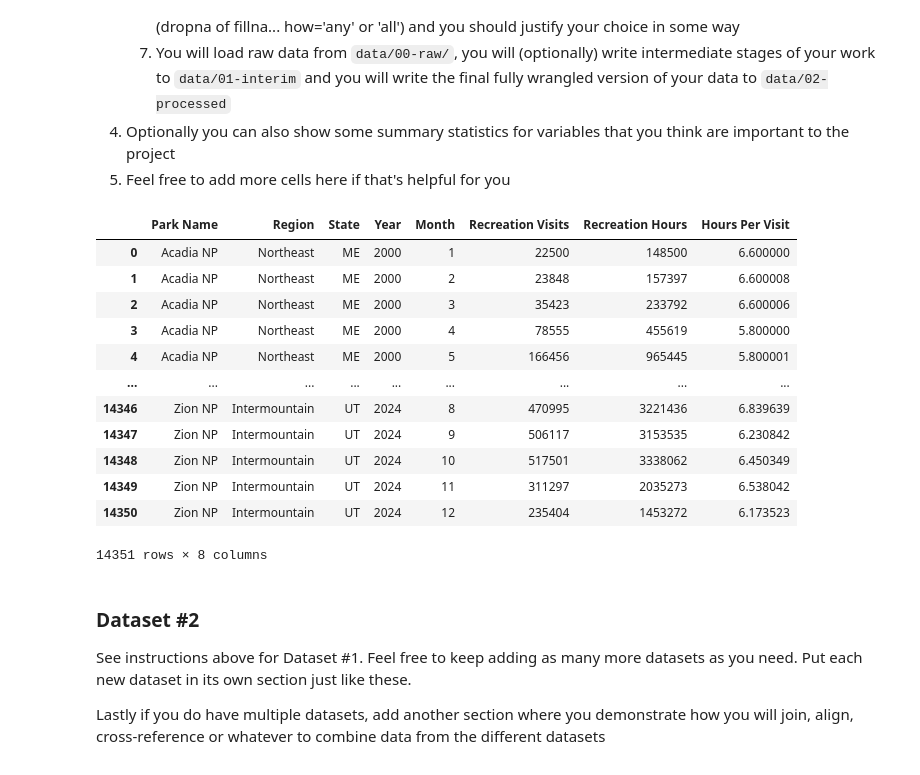
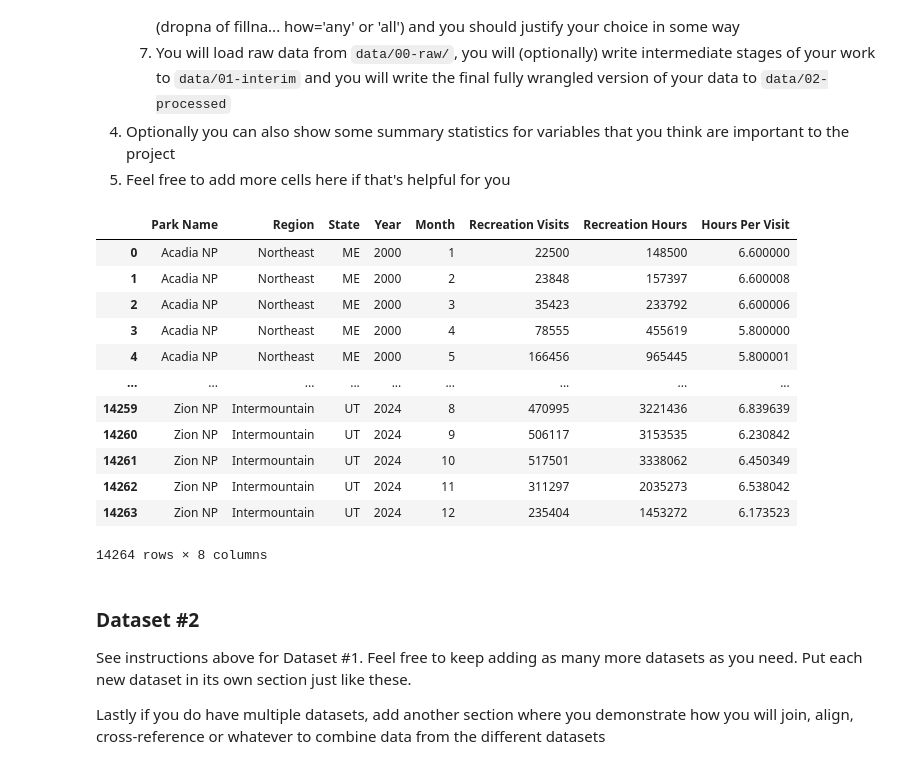
Before and after one commit to COGS108/Group112_WI26, a Jupyter notebook: 01-DataCheckpoint.ipynb, the cells around one changed output. Drawn from its saved outputs; the diff is of its cells as text; code cells hidden in the pictures.

```diff
--- a/01-DataCheckpoint.ipynb
+++ b/01-DataCheckpoint.ipynb
@@ -188,21 +224,24 @@ national_parks_cleaned.to_csv(processed_path, index = False)
 # %%
 ## Loading the new and cleaned dataset
 np = pd.read_csv("data/02-processed/nps_visitation_2000_2024_processed.csv")
+## Fully Cleaned Dataset size
+np.shape #(14264, 8)
+
 np
 # %% [output]
 |  | Park Name | Region | State | Year | Month | Recreation Visits | Recreation Hours | Hours Per Visit |
 | 0 | Acadia NP | Northeast | ME | 2000 | 1 | 22500 | 148500 | 6.600000 |
 | 1 | Acadia NP | Northeast | ME | 2000 | 2 | 23848 | 157397 | 6.600008 |
 | 2 | Acadia NP | Northeast | ME | 2000 | 3 | 35423 | 233792 | 6.600006 |
 | 3 | Acadia NP | Northeast | ME | 2000 | 4 | 78555 | 455619 | 5.800000 |
 | 4 | Acadia NP | Northeast | ME | 2000 | 5 | 166456 | 965445 | 5.800001 |
 | ... | ... | ... | ... | ... | ... | ... | ... | ... |
-| 14346 | Zion NP | Intermountain | UT | 2024 | 8 | 470995 | 3221436 | 6.839639 |
-| 14347 | Zion NP | Intermountain | UT | 2024 | 9 | 506117 | 3153535 | 6.230842 |
-| 14348 | Zion NP | Intermountain | UT | 2024 | 10 | 517501 | 3338062 | 6.450349 |
-| 14349 | Zion NP | Intermountain | UT | 2024 | 11 | 311297 | 2035273 | 6.538042 |
-| 14350 | Zion NP | Intermountain | UT | 2024 | 12 | 235404 | 1453272 | 6.173523 |
+| 14259 | Zion NP | Intermountain | UT | 2024 | 8 | 470995 | 3221436 | 6.839639 |
+| 14260 | Zion NP | Intermountain | UT | 2024 | 9 | 506117 | 3153535 | 6.230842 |
+| 14261 | Zion NP | Intermountain | UT | 2024 | 10 | 517501 | 3338062 | 6.450349 |
+| 14262 | Zion NP | Intermountain | UT | 2024 | 11 | 311297 | 2035273 | 6.538042 |
+| 14263 | Zion NP | Intermountain | UT | 2024 | 12 | 235404 | 1453272 | 6.173523 |
-14351 rows × 8 columns
+14264 rows × 8 columns
 # %% [markdown]
 ### Dataset #2
 
```
Also changed, not shown: parts of 3 cells of this notebook.
